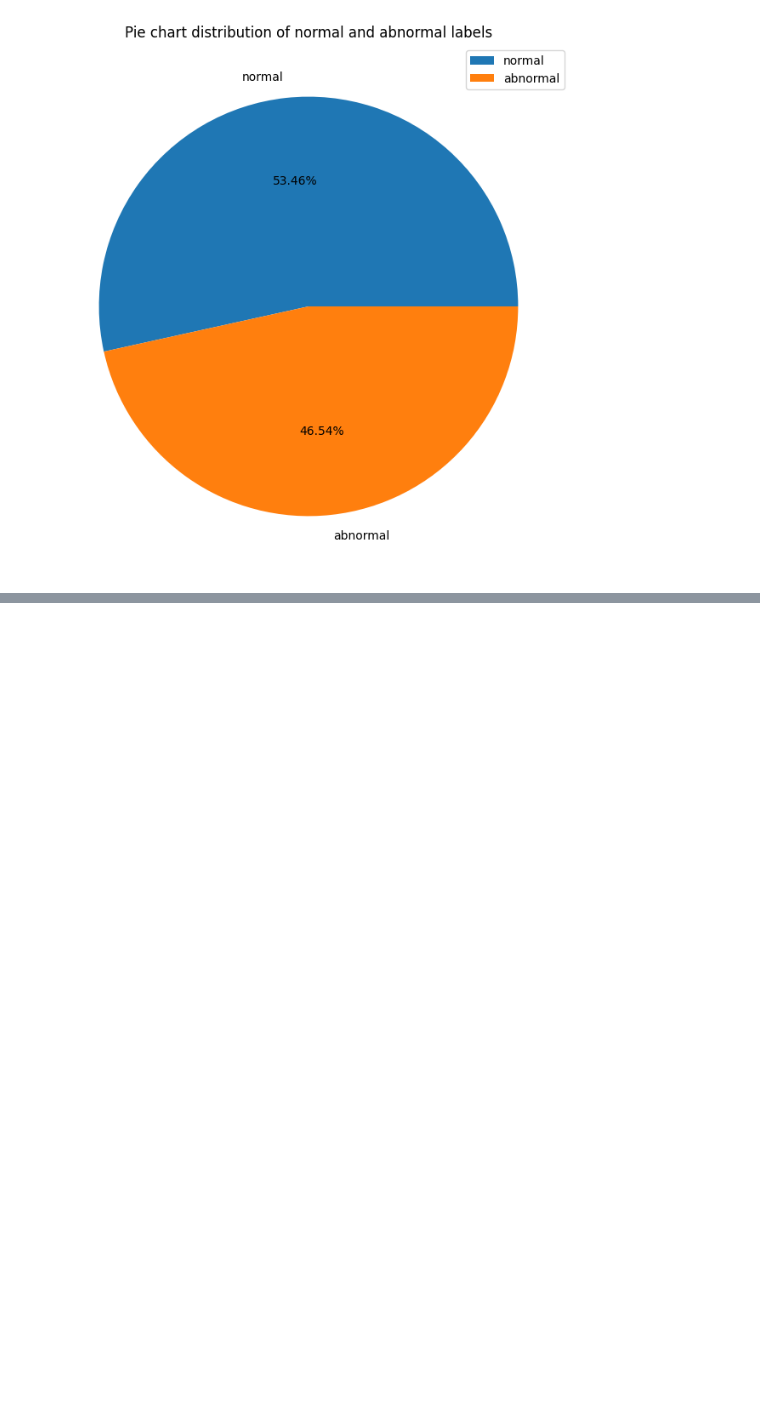
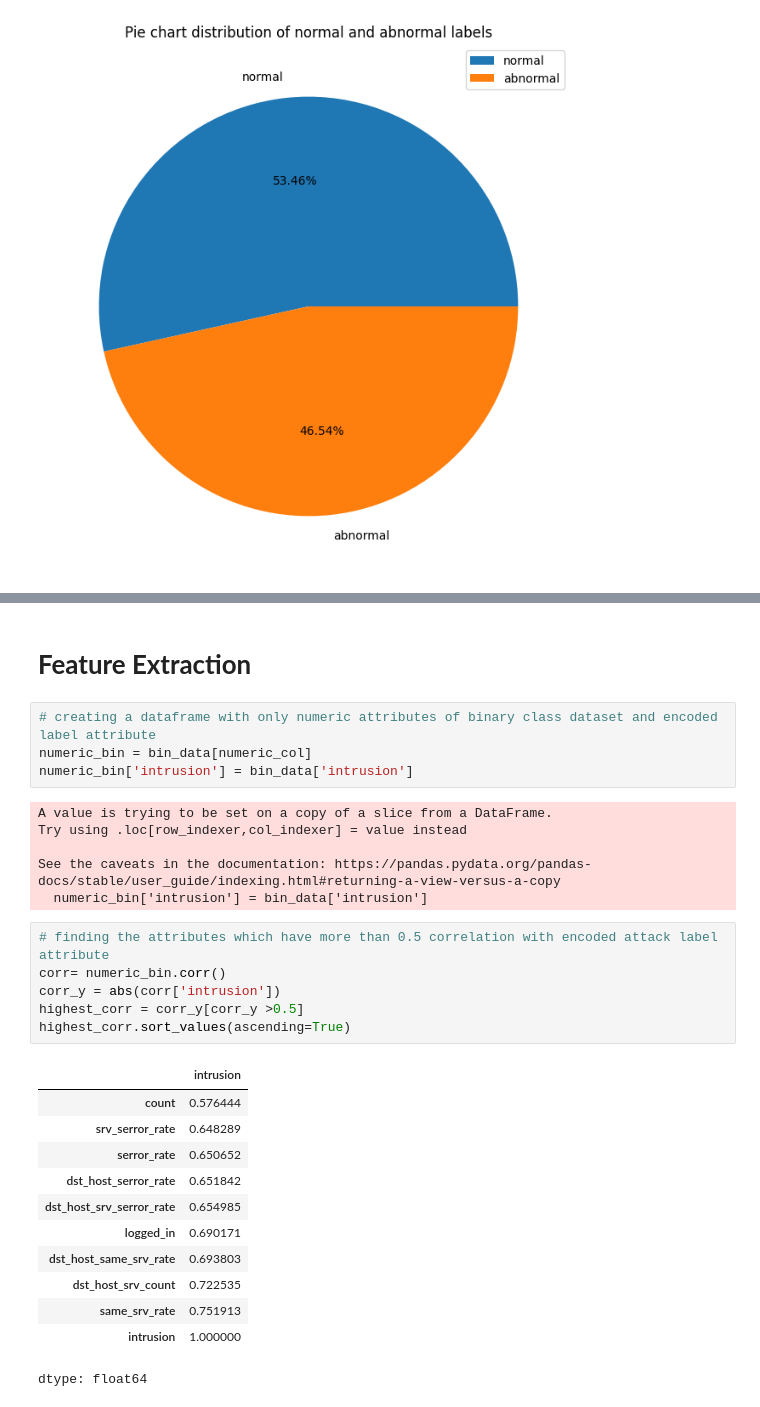
Before and after one commit to samsivabalan/home-network-IDS, a Jupyter notebook: training/main.ipynb, the cells around one changed output, grey strips where cells are left out. Saved outputs shown, nothing was run; the diff lists cells and outputs as text; blank space fills up the shorter version.

```diff
--- a/training/main.ipynb
+++ b/training/main.ipynb
@@ -268,0 +305,31 @@ plt.show()
+# %% [markdown]
+# **Feature Extraction**
+# %%
+# creating a dataframe with only numeric attributes of binary class dataset and encoded label attribute
+numeric_bin = bin_data[numeric_col]
+numeric_bin['intrusion'] = bin_data['intrusion']
+# %% [output]
+A value is trying to be set on a copy of a slice from a DataFrame.
+Try using .loc[row_indexer,col_indexer] = value instead
+
+See the caveats in the documentation: https://pandas.pydata.org/pandas-docs/stable/user_guide/indexing.html#returning-a-view-versus-a-copy
+  numeric_bin['intrusion'] = bin_data['intrusion']
+# %%
+# finding the attributes which have more than 0.5 correlation with encoded attack label attribute
+corr= numeric_bin.corr()
+corr_y = abs(corr['intrusion'])
+highest_corr = corr_y[corr_y >0.5]
+highest_corr.sort_values(ascending=True)
+# %% [output]
+|  | intrusion |
+| count | 0.576444 |
+| srv_serror_rate | 0.648289 |
+| serror_rate | 0.650652 |
+| dst_host_serror_rate | 0.651842 |
+| dst_host_srv_serror_rate | 0.654985 |
+| logged_in | 0.690171 |
+| dst_host_same_srv_rate | 0.693803 |
+| dst_host_srv_count | 0.722535 |
+| same_srv_rate | 0.751913 |
+| intrusion | 1.000000 |
+dtype: float64
```
Also changed, not shown: parts of 15 cells of this notebook.
